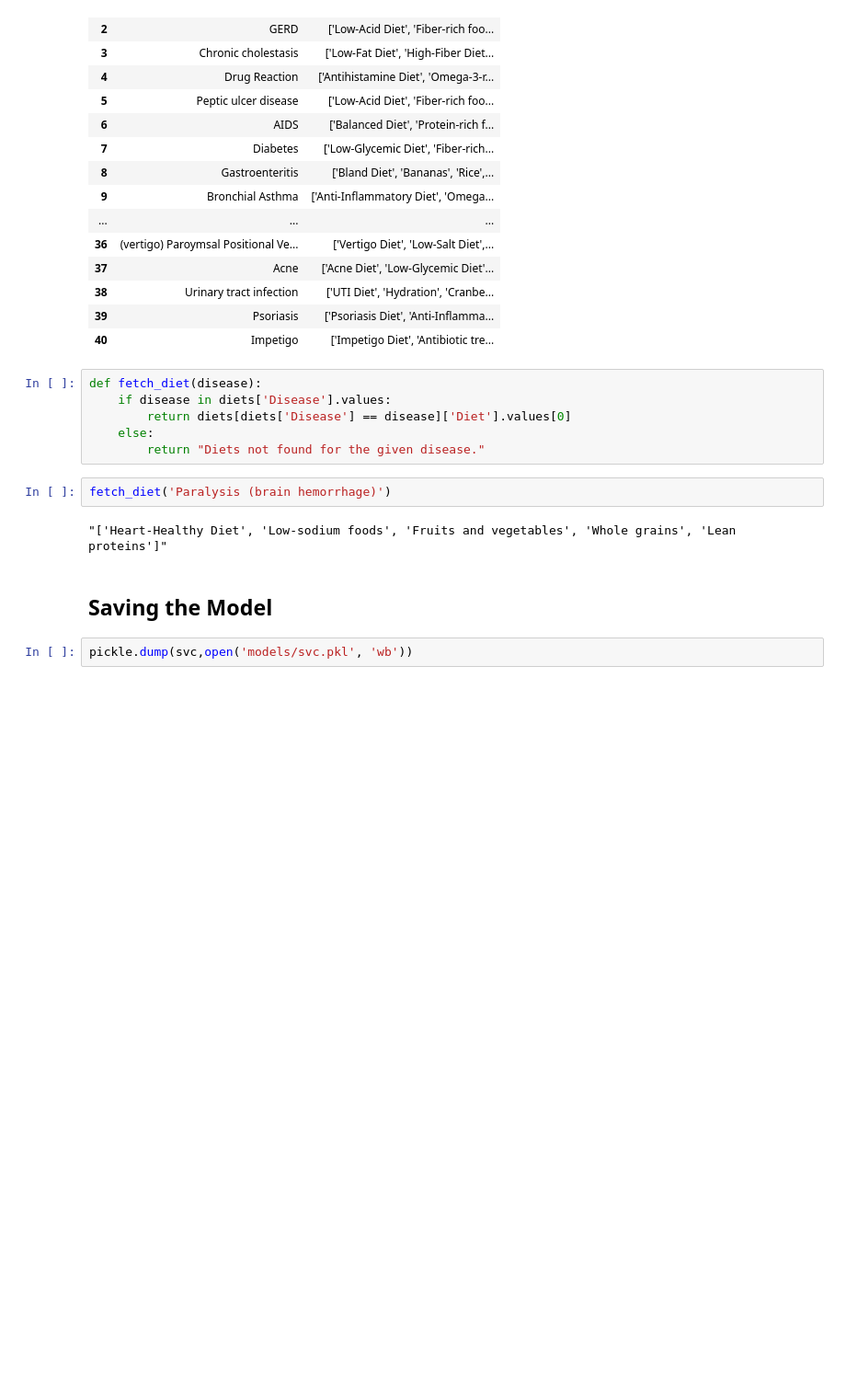
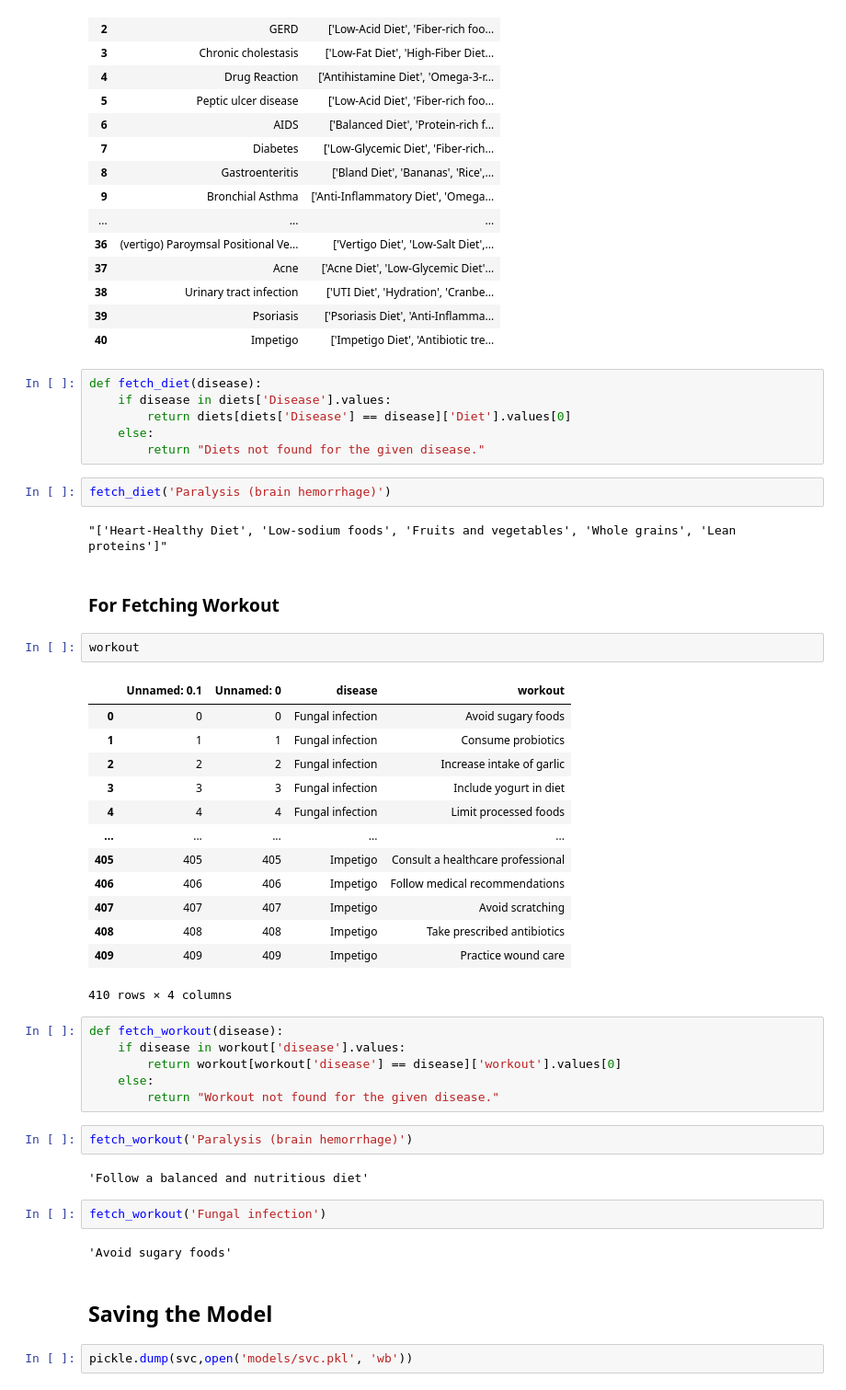
Before and after one commit to ANSH5252/MediBuddy, a Jupyter notebook: mb.ipynb, the cells around one changed output. Shown at 92% size. Cells and saved outputs as stored; diff of their text form; blank space fills up the shorter version.

Commit message:
Function for Fetching Workout

```diff
--- a/mb.ipynb
+++ b/mb.ipynb
@@ -507,6 +507,38 @@ def fetch_diet(disease):
 fetch_diet('Paralysis (brain hemorrhage)')
 # %% [output]
 "['Heart-Healthy Diet', 'Low-sodium foods', 'Fruits and vegetables', 'Whole grains', 'Lean proteins']"
+# %% [markdown]
+### For Fetching Workout
+# %%
+workout
+# %% [output]
+|  | Unnamed: 0.1 | Unnamed: 0 | disease | workout |
+| 0 | 0 | 0 | Fungal infection | Avoid sugary foods |
+| 1 | 1 | 1 | Fungal infection | Consume probiotics |
+| 2 | 2 | 2 | Fungal infection | Increase intake of garlic |
+| 3 | 3 | 3 | Fungal infection | Include yogurt in diet |
+| 4 | 4 | 4 | Fungal infection | Limit processed foods |
+| ... | ... | ... | ... | ... |
+| 405 | 405 | 405 | Impetigo | Consult a healthcare professional |
+| 406 | 406 | 406 | Impetigo | Follow medical recommendations |
+| 407 | 407 | 407 | Impetigo | Avoid scratching |
+| 408 | 408 | 408 | Impetigo | Take prescribed antibiotics |
+| 409 | 409 | 409 | Impetigo | Practice wound care |
+410 rows × 4 columns
+# %%
+def fetch_workout(disease):
+    if disease in workout['disease'].values:
+        return workout[workout['disease'] == disease]['workout'].values[0]
+    else:
+        return "Workout not found for the given disease."
+# %%
+fetch_workout('Paralysis (brain hemorrhage)')
+# %% [output]
+'Follow a balanced and nutritious diet'
+# %%
+fetch_workout('Fungal infection')
+# %% [output]
+'Avoid sugary foods'
 # %% [markdown]
 ## Saving the Model
 # %%
```
